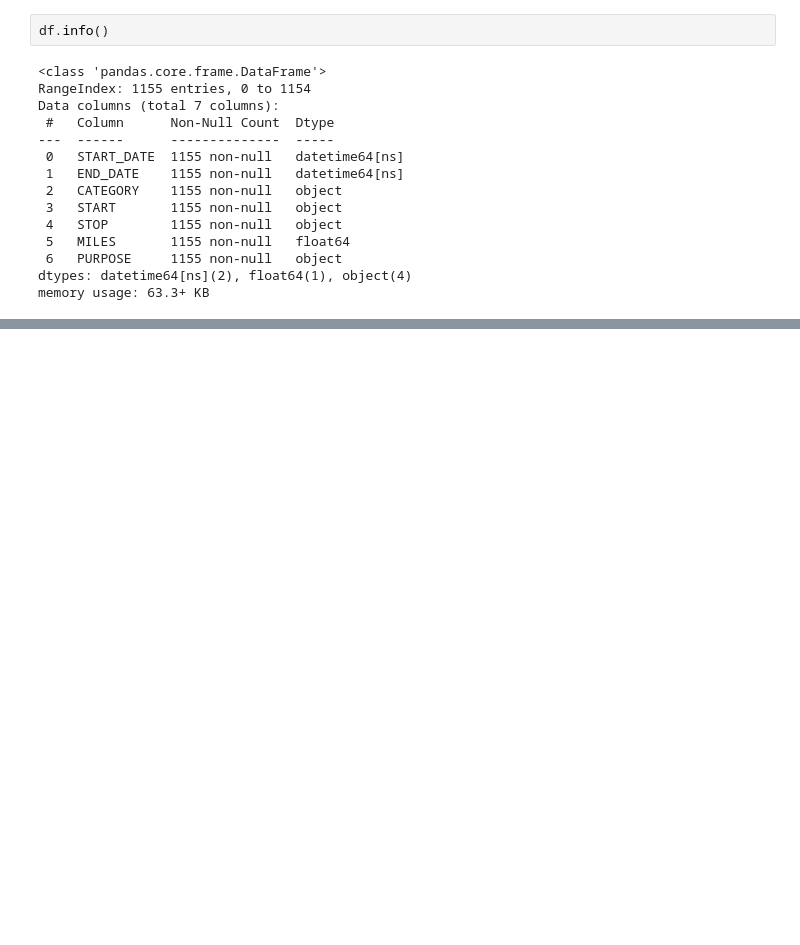
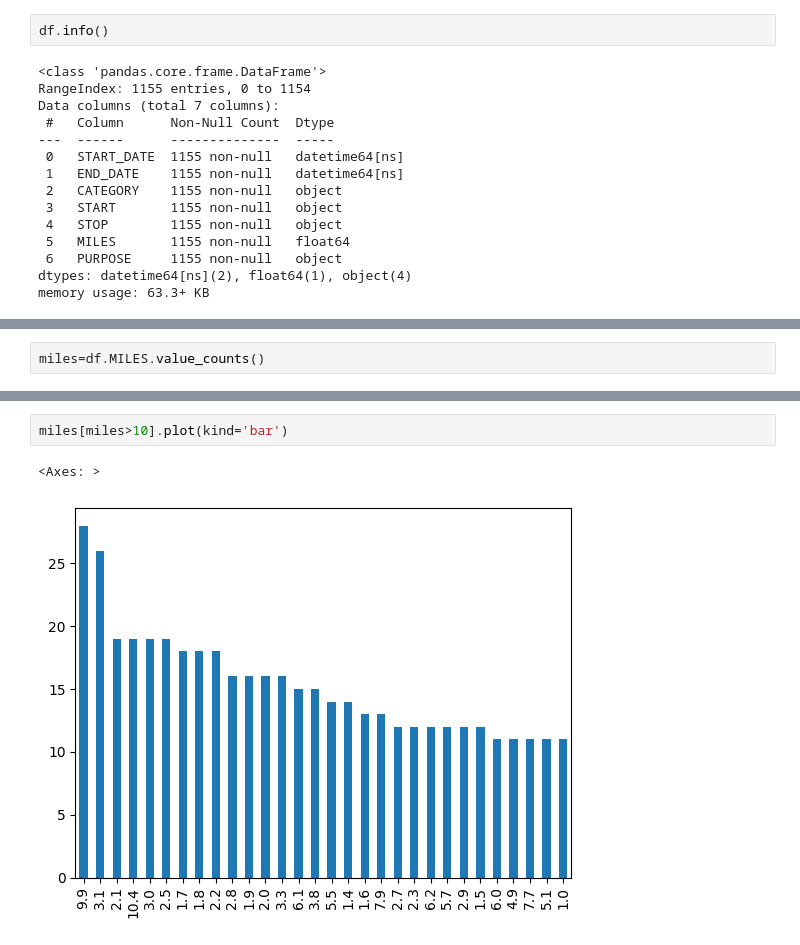
Before and after one commit to Ashutosh-Gairola/DEV, a Jupyter notebook: Analysis.ipynb, the cells around one changed output, grey strips where cells are left out. Saved outputs shown, nothing was run; the diff lists cells and outputs as text; blank space fills up the shorter version.

```diff
--- a/Analysis.ipynb
+++ b/Analysis.ipynb
@@ -330,0 +454,2 @@ df.tail(20)
+# %%
+miles=df.MILES.value_counts()
@@ -330,0 +514,5 @@ df.tail(20)
+# %%
+miles[miles>10].plot(kind='bar')
+# %% [output]
+<Axes: >
+[figure, added]
```
Also changed, not shown: parts of 35 cells of this notebook.
